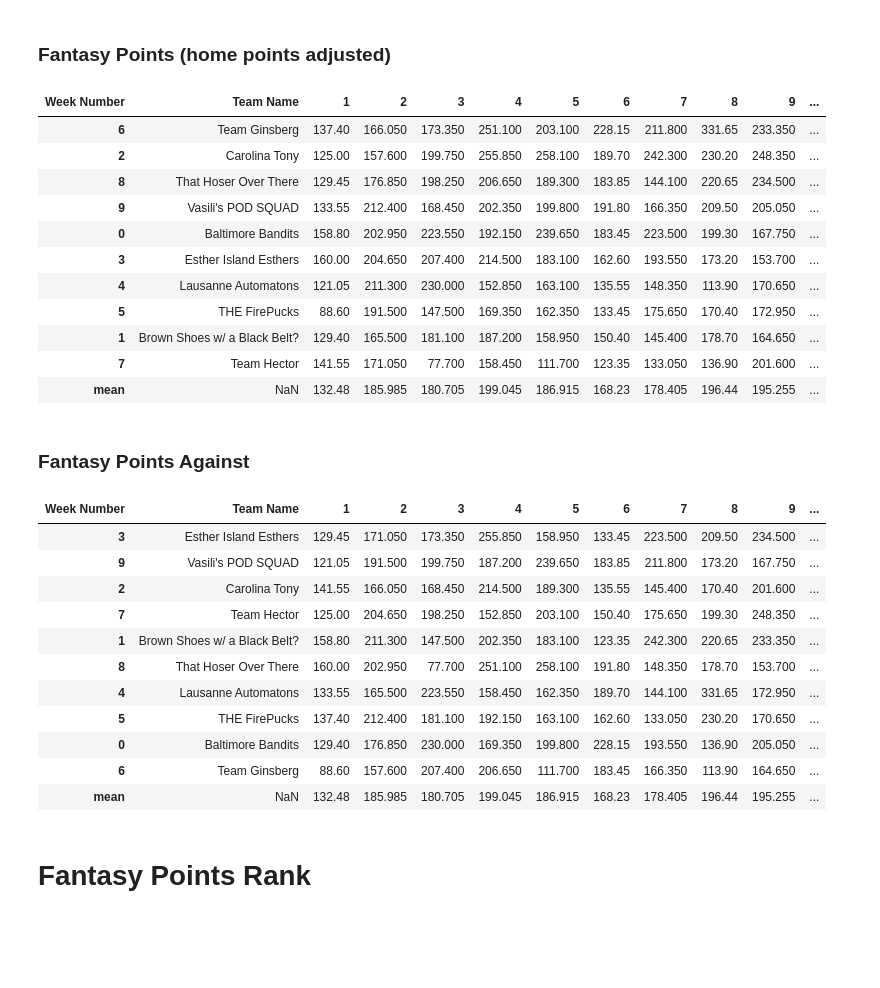
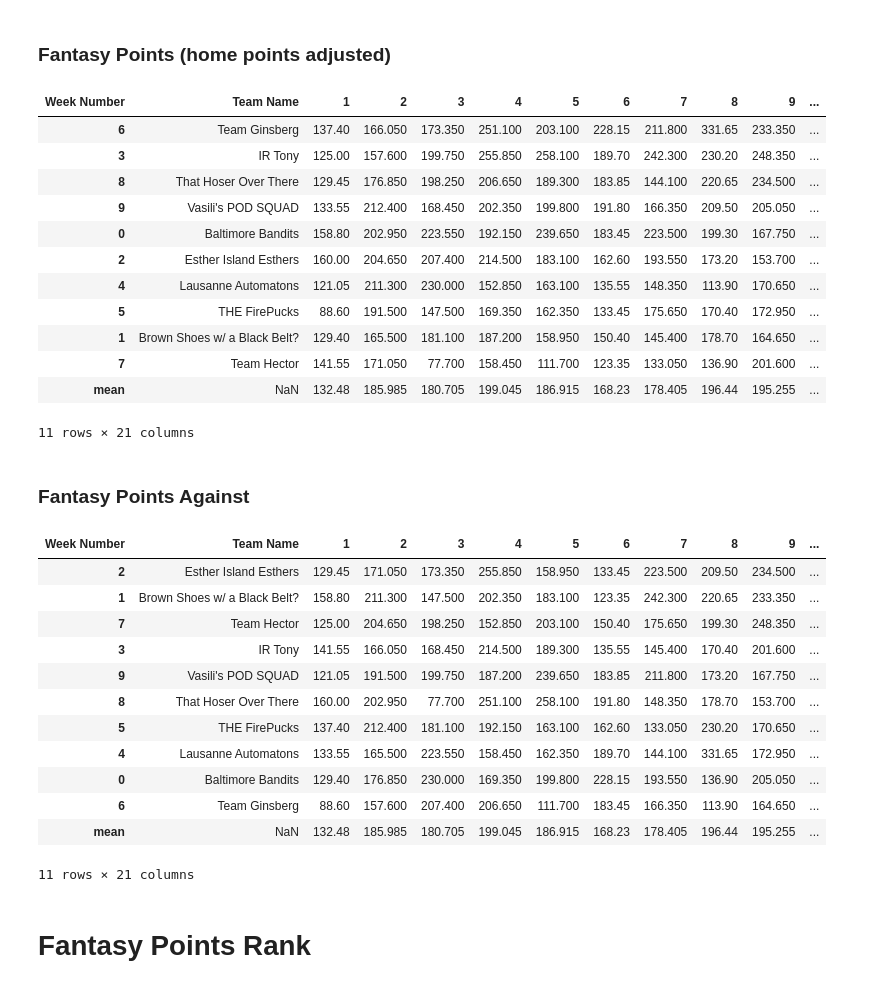
Before and after one commit to jwinik/DAHL-hockey-analytics, a Jupyter notebook: Weekly Reports/DAHL Week 18.ipynb, the cells around one changed output. Cells and saved outputs as stored; diff of their text form; code cells hidden in the pictures; blank space fills up the shorter version.

```diff
--- a/Weekly Reports/DAHL Week 18.ipynb
+++ b/Weekly Reports/DAHL Week 18.ipynb
@@ -25,3 +25,6 @@ matchup_df_clean = create_matchup_df(1,week)
+# %%
+matchup_stats = create_matchup_df(1,week)
+matchup_stats = matchup_player_stats(matchup_stats, player_stats)
 # %% [markdown]
 ## Matchup Plots Week 18
 # %%
@@ -35,37 +38,39 @@ plot_week_bar(matchup_df_clean,week)
 # %% [markdown]
 ### Fantasy Points (home points adjusted)
 # %%
-matchup_tables(matchup_df_clean, "Fantasy Points", False)
+matchup_tables(matchup_stats, "Fantasy Points", False)
 # %% [output]
 | Week Number | Team Name | 1 | 2 | 3 | 4 | 5 | 6 | 7 | 8 | 9 | ... |
 | 6 | Team Ginsberg | 137.40 | 166.050 | 173.350 | 251.100 | 203.100 | 228.15 | 211.800 | 331.65 | 233.350 | ... |
-| 2 | Carolina Tony | 125.00 | 157.600 | 199.750 | 255.850 | 258.100 | 189.70 | 242.300 | 230.20 | 248.350 | ... |
+| 3 | IR Tony | 125.00 | 157.600 | 199.750 | 255.850 | 258.100 | 189.70 | 242.300 | 230.20 | 248.350 | ... |
 | 8 | That Hoser Over There | 129.45 | 176.850 | 198.250 | 206.650 | 189.300 | 183.85 | 144.100 | 220.65 | 234.500 | ... |
 | 9 | Vasili's POD SQUAD | 133.55 | 212.400 | 168.450 | 202.350 | 199.800 | 191.80 | 166.350 | 209.50 | 205.050 | ... |
 | 0 | Baltimore Bandits | 158.80 | 202.950 | 223.550 | 192.150 | 239.650 | 183.45 | 223.500 | 199.30 | 167.750 | ... |
-| 3 | Esther Island Esthers | 160.00 | 204.650 | 207.400 | 214.500 | 183.100 | 162.60 | 193.550 | 173.20 | 153.700 | ... |
+| 2 | Esther Island Esthers | 160.00 | 204.650 | 207.400 | 214.500 | 183.100 | 162.60 | 193.550 | 173.20 | 153.700 | ... |
 | 4 | Lausanne Automatons | 121.05 | 211.300 | 230.000 | 152.850 | 163.100 | 135.55 | 148.350 | 113.90 | 170.650 | ... |
 | 5 | THE FirePucks | 88.60 | 191.500 | 147.500 | 169.350 | 162.350 | 133.45 | 175.650 | 170.40 | 172.950 | ... |
 | 1 | Brown Shoes w/ a Black Belt? | 129.40 | 165.500 | 181.100 | 187.200 | 158.950 | 150.40 | 145.400 | 178.70 | 164.650 | ... |
 | 7 | Team Hector | 141.55 | 171.050 | 77.700 | 158.450 | 111.700 | 123.35 | 133.050 | 136.90 | 201.600 | ... |
 | mean | NaN | 132.48 | 185.985 | 180.705 | 199.045 | 186.915 | 168.23 | 178.405 | 196.44 | 195.255 | ... |
+11 rows × 21 columns
 # %% [markdown]
 ### Fantasy Points Against
 # %%
-matchup_tables(matchup_df_clean, "Opponent Fantasy Points", False)
+matchup_tables(matchup_stats, "Opponent Fantasy Points", False)
 # %% [output]
 | Week Number | Team Name | 1 | 2 | 3 | 4 | 5 | 6 | 7 | 8 | 9 | ... |
-| 3 | Esther Island Esthers | 129.45 | 171.050 | 173.350 | 255.850 | 158.950 | 133.45 | 223.500 | 209.50 | 234.500 | ... |
+| 2 | Esther Island Esthers | 129.45 | 171.050 | 173.350 | 255.850 | 158.950 | 133.45 | 223.500 | 209.50 | 234.500 | ... |
+| 1 | Brown Shoes w/ a Black Belt? | 158.80 | 211.300 | 147.500 | 202.350 | 183.100 | 123.35 | 242.300 | 220.65 | 233.350 | ... |
+| 7 | Team Hector | 125.00 | 204.650 | 198.250 | 152.850 | 203.100 | 150.40 | 175.650 | 199.30 | 248.350 | ... |
+| 3 | IR Tony | 141.55 | 166.050 | 168.450 | 214.500 | 189.300 | 135.55 | 145.400 | 170.40 | 201.600 | ... |
 | 9 | Vasili's POD SQUAD | 121.05 | 191.500 | 199.750 | 187.200 | 239.650 | 183.85 | 211.800 | 173.20 | 167.750 | ... |
-| 2 | Carolina Tony | 141.55 | 166.050 | 168.450 | 214.500 | 189.300 | 135.55 | 145.400 | 170.40 | 201.600 | ... |
-| 7 | Team Hector | 125.00 | 204.650 | 198.250 | 152.850 | 203.100 | 150.40 | 175.650 | 199.30 | 248.350 | ... |
-| 1 | Brown Shoes w/ a Black Belt? | 158.80 | 211.300 | 147.500 | 202.350 | 183.100 | 123.35 | 242.300 | 220.65 | 233.350 | ... |
 | 8 | That Hoser Over There | 160.00 | 202.950 | 77.700 | 251.100 | 258.100 | 191.80 | 148.350 | 178.70 | 153.700 | ... |
+| 5 | THE FirePucks | 137.40 | 212.400 | 181.100 | 192.150 | 163.100 | 162.60 | 133.050 | 230.20 | 170.650 | ... |
 | 4 | Lausanne Automatons | 133.55 | 165.500 | 223.550 | 158.450 | 162.350 | 189.70 | 144.100 | 331.65 | 172.950 | ... |
-| 5 | THE FirePucks | 137.40 | 212.400 | 181.100 | 192.150 | 163.100 | 162.60 | 133.050 | 230.20 | 170.650 | ... |
 | 0 | Baltimore Bandits | 129.40 | 176.850 | 230.000 | 169.350 | 199.800 | 228.15 | 193.550 | 136.90 | 205.050 | ... |
 | 6 | Team Ginsberg | 88.60 | 157.600 | 207.400 | 206.650 | 111.700 | 183.45 | 166.350 | 113.90 | 164.650 | ... |
 | mean | NaN | 132.48 | 185.985 | 180.705 | 199.045 | 186.915 | 168.23 | 178.405 | 196.44 | 195.255 | ... |
+11 rows × 21 columns
 # %% [markdown]
 # Fantasy Points Rank
 # %% [markdown]
```
Also changed, not shown: parts of 11 cells of this notebook, 6 other files.
